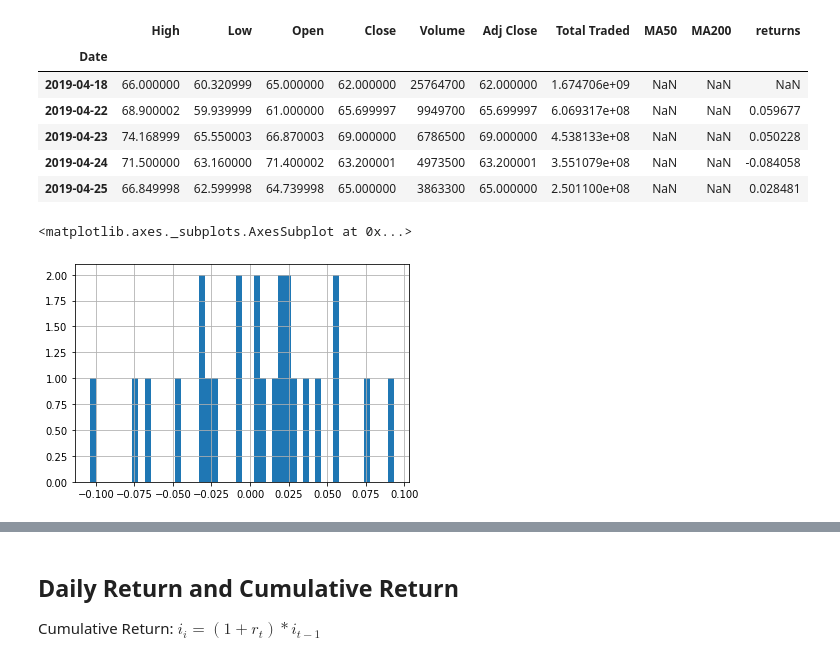
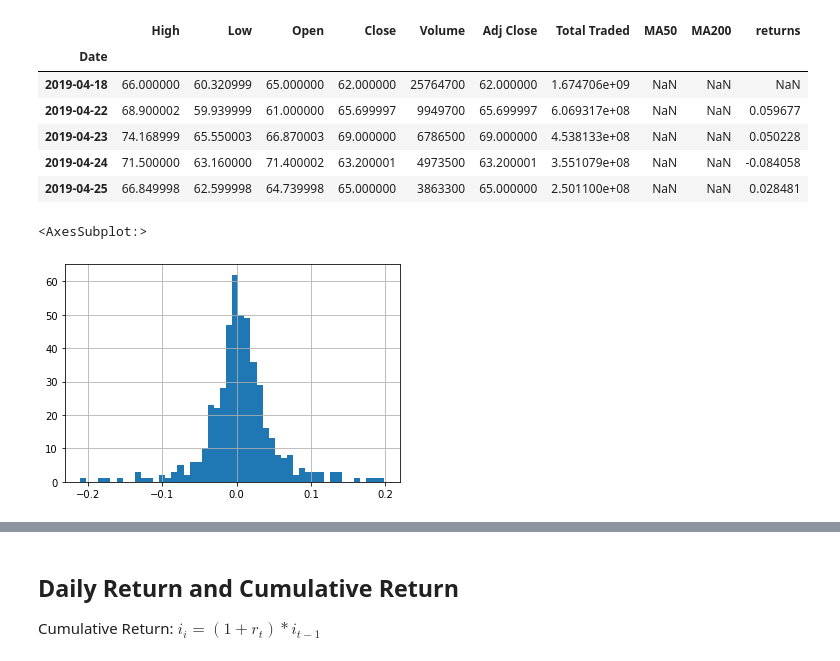
Before and after one commit to davidrkearney/Kearney_Data_Science, a Jupyter notebook: _notebooks/2020-10-22-stock-market-returns.ipynb, the cells around one changed output, grey strips where cells are left out. Cells and saved outputs as stored; diff of their text form; code cells hidden in the pictures.

```diff
--- a/_notebooks/2020-10-22-stock-market-returns.ipynb
+++ b/_notebooks/2020-10-22-stock-market-returns.ipynb
@@ -25,8 +29,8 @@ MSFT_stock.head()
 ZOOM_stock = web.DataReader('ZM', 'yahoo', start, end)
 ZOOM_stock.head()
 
-SNOW_stock = web.DataReader('SNOW', 'yahoo', start, end)
-SNOW_stock.head()
+TSLA_stock = web.DataReader('TSLA', 'yahoo', start, end)
+TSLA_stock.head()
 # %% [output]
 |  | High | Low | Open | Close | Volume | Adj Close |
 | Date |  |  |  |  |  |  |
@@ -65,7 +69,7 @@ MSFT_stock['Volume'].argmax()
 291
 # %%
 MSFT_stock['Total Traded'] = MSFT_stock['Open']*MSFT_stock['Volume']
-SNOW_stock['Total Traded'] = SNOW_stock['Open']*SNOW_stock['Volume']
+TSLA_stock['Total Traded'] = TSLA_stock['Open']*TSLA_stock['Volume']
 ZOOM_stock['Total Traded'] = ZOOM_stock['Open']*ZOOM_stock['Volume']
 # %%
 MSFT_stock['Total Traded'].plot(label='MSFT_stock',figsize=(16,8))
@@ -144,6 +148,6 @@ MSFT_stock.head()
 | 2019-01-07 | 103.269997 | 100.980003 | 101.639999 | 102.059998 | 35656100.0 | 99.779205 | 3.624086e+09 | 0.001275 |
 | 2019-01-08 | 103.970001 | 101.709999 | 103.040001 | 102.800003 | 31514400.0 | 100.502670 | 3.247244e+09 | 0.007251 |
 # %%
-SNOW_stock['returns'] = SNOW_stock['Close'].pct_change(1)
+TSLA_stock['returns'] = TSLA_stock['Close'].pct_change(1)
 ZOOM_stock['returns'] = ZOOM_stock['Close'].pct_change(1)
 # %%
@@ -167,10 +171,10 @@ ZOOM_stock.head()
 | 2019-04-24 | 71.500000 | 63.160000 | 71.400002 | 63.200001 | 4973500 | 63.200001 | 3.551079e+08 | NaN | NaN | -0.084058 |
 | 2019-04-25 | 66.849998 | 62.599998 | 64.739998 | 65.000000 | 3863300 | 65.000000 | 2.501100e+08 | NaN | NaN | 0.028481 |
 # %%
-SNOW_stock['returns'].hist(bins=50)
+TSLA_stock['returns'].hist(bins=50)
 # %% [output]
-<matplotlib.axes._subplots.AxesSubplot at 0x...>
+<AxesSubplot:>
-[figure, old version]
+[figure, new version]
 # %%
 MSFT_stock['returns'].hist(bins=50)
 # %% [output]
```
Also changed, not shown: parts of 43 cells of this notebook.
